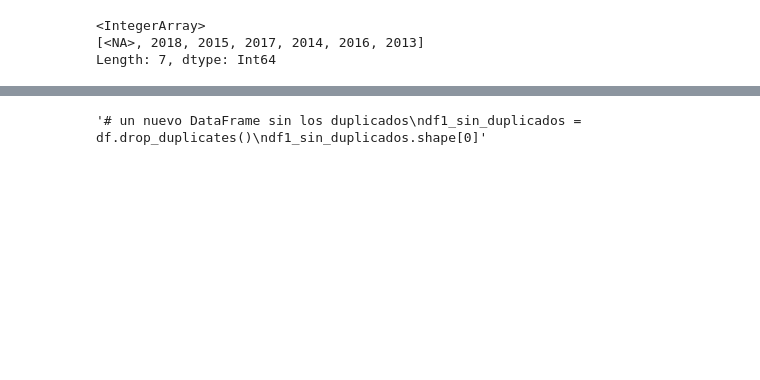
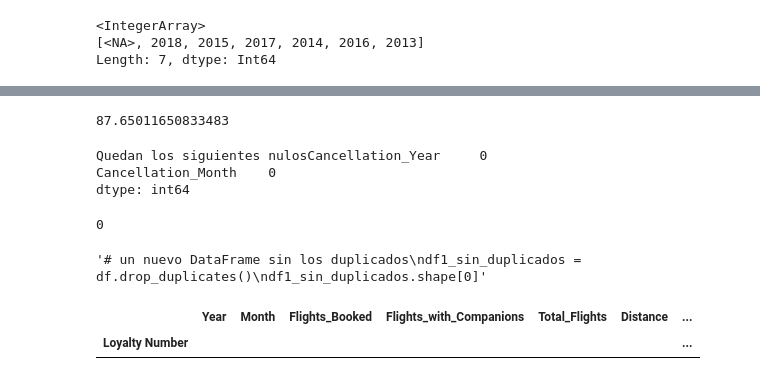
Before and after one commit to Adalab/bda-modulo-3-evaluacion-final-maitebarreravillarias, a Jupyter notebook: evaluacion_primera_version.ipynb, the cells around one changed output, grey strips where cells are left out. Cells and saved outputs as stored; diff of their text form; code cells hidden in the pictures; blank space fills up the shorter version.

```diff
--- a/evaluacion_primera_version.ipynb
+++ b/evaluacion_primera_version.ipynb
@@ -341,3 +384,36 @@ filas_nan.head(10)
+# %%
+df2["Cancellation_Year"].isnull().sum()/df2.shape[0]*100
+# %% [output]
+87.65011650833483
+# %%
+"""para limpiar Cancellacion_Year y Cancelation_Month, las dos con un 87% de nulos
+y que además no vamos a emplear posteriormente, y así que no merece la pena imputarles valores
+
+Creamos lista con las columnas a cambiar
+
+iteramos con un for por esas columnas cambiando el tipo a str y reemplazando
+los np.nan por "Unknown"
+
+Revisamos """
+
+columns_to_Unknown = ["Cancellation_Year", "Cancellation_Month"]
+
+
+for columna in columns_to_Unknown:
+
+
+    df2[columna] = df2[columna].astype(str).replace(np.nan, "Unknown")
+
+
+print(f"Quedan los siguientes nulos{df2[columns_to_Unknown].isnull().sum()}")
+# %% [output]
+Quedan los siguientes nulosCancellation_Year     0
+Cancellation_Month    0
+dtype: int64
+# %%
+df2.duplicated().sum()
+# %% [output]
+0
 # %%
 """# un nuevo DataFrame sin los duplicados
 df1_sin_duplicados = df.drop_duplicates()
@@ -348,0 +423,5 @@ df1_sin_duplicados.shape[0]"""
+# %%
+df1.loc[df1.index == "530508"]
+# %% [output]
+|  | Year | Month | Flights_Booked | Flights_with_Companions | Total_Flights | Distance | ... |
+| Loyalty Number |  |  |  |  |  |  | ... |
```
Also changed, not shown: parts of 14 cells of this notebook.
